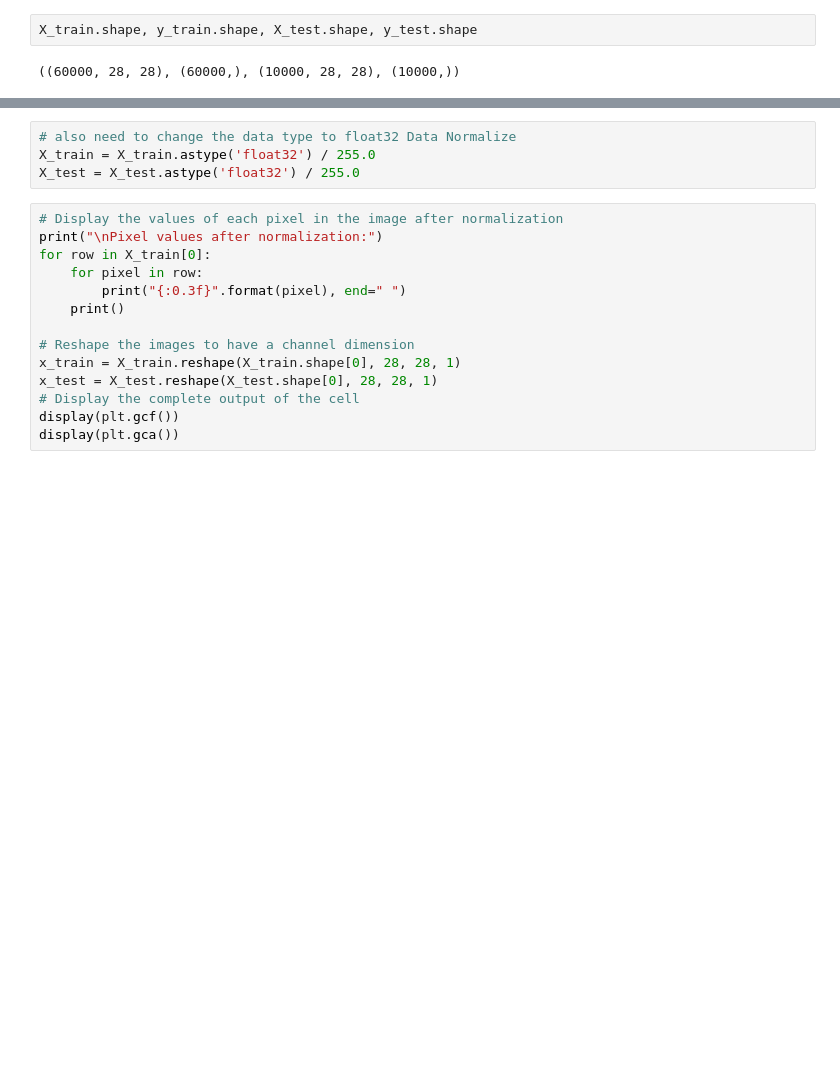
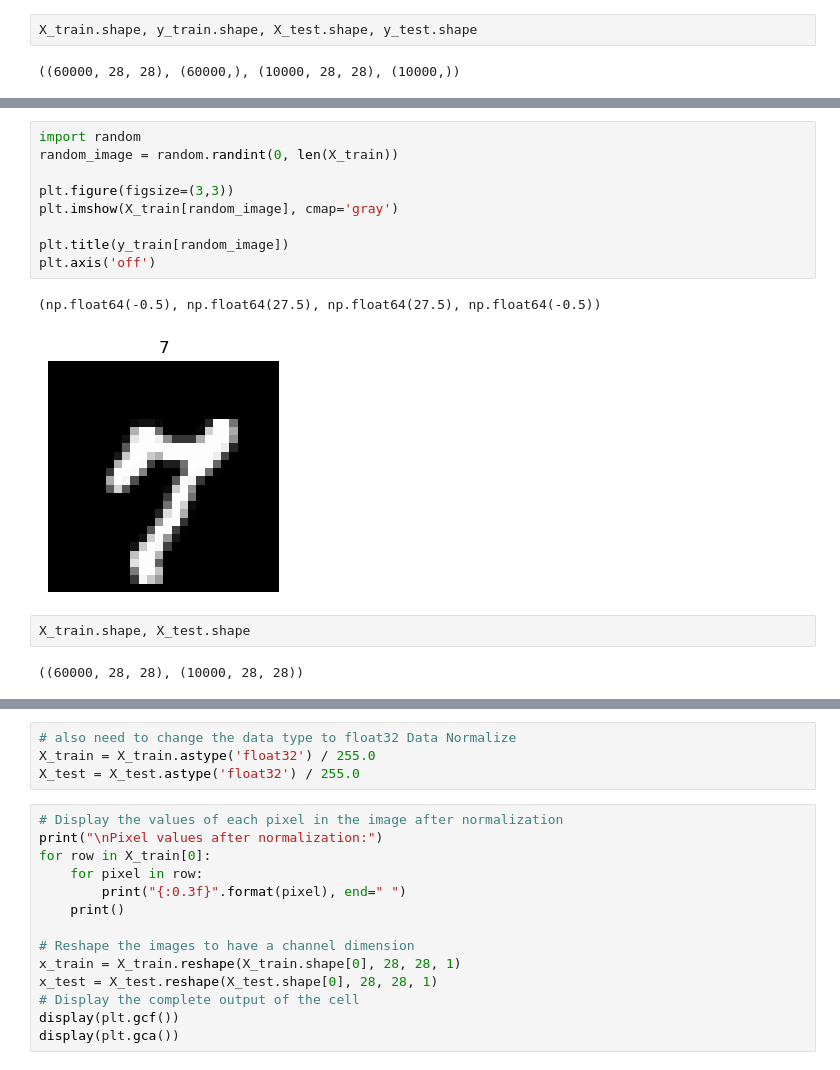
Before and after one commit to mianabdulbasit-tech/Data-Science-And-AI, a Jupyter notebook: 08_deep_learning_with_tensorflow/03_cnn.ipynb, the cells around one changed output, grey strips where cells are left out. Saved outputs shown, nothing was run; the diff lists cells and outputs as text; blank space fills up the shorter version.

```diff
--- a/08_deep_learning_with_tensorflow/03_cnn.ipynb
+++ b/08_deep_learning_with_tensorflow/03_cnn.ipynb
@@ -56,3 +76,19 @@ plt.imshow(X_train[0], cmap=plt.cm.binary)
+# %%
+import random
+random_image = random.randint(0, len(X_train))
+
+plt.figure(figsize=(3,3))
+plt.imshow(X_train[random_image], cmap='gray')
+
+plt.title(y_train[random_image])
+plt.axis('off')
+# %% [output]
+(np.float64(-0.5), np.float64(27.5), np.float64(27.5), np.float64(-0.5))
+[figure, added]
+# %%
+X_train.shape, X_test.shape
+# %% [output]
+((60000, 28, 28), (10000, 28, 28))
 # %%
 # Display the first image in the dataset as a data matrix
 plt.imshow(X_train[0], cmap="gray")
```
Also changed, not shown: parts of 8 cells of this notebook, 4 other files.
